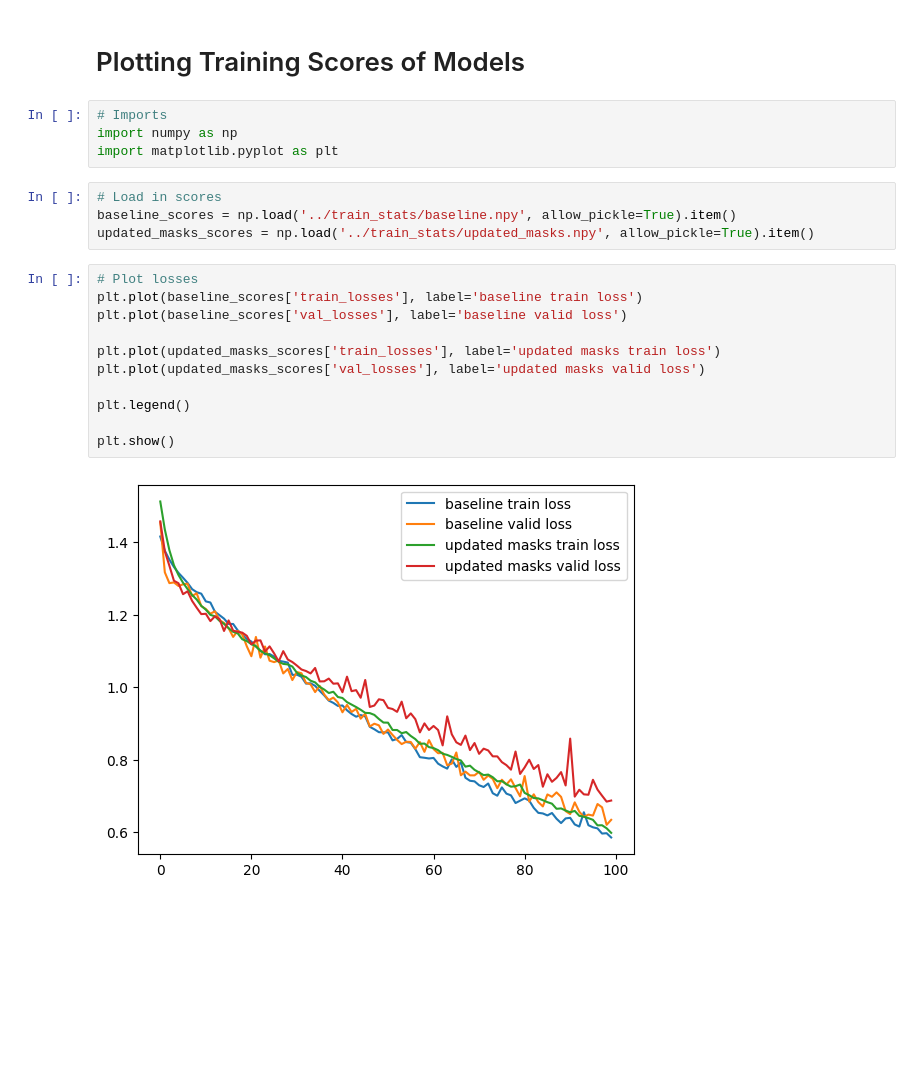
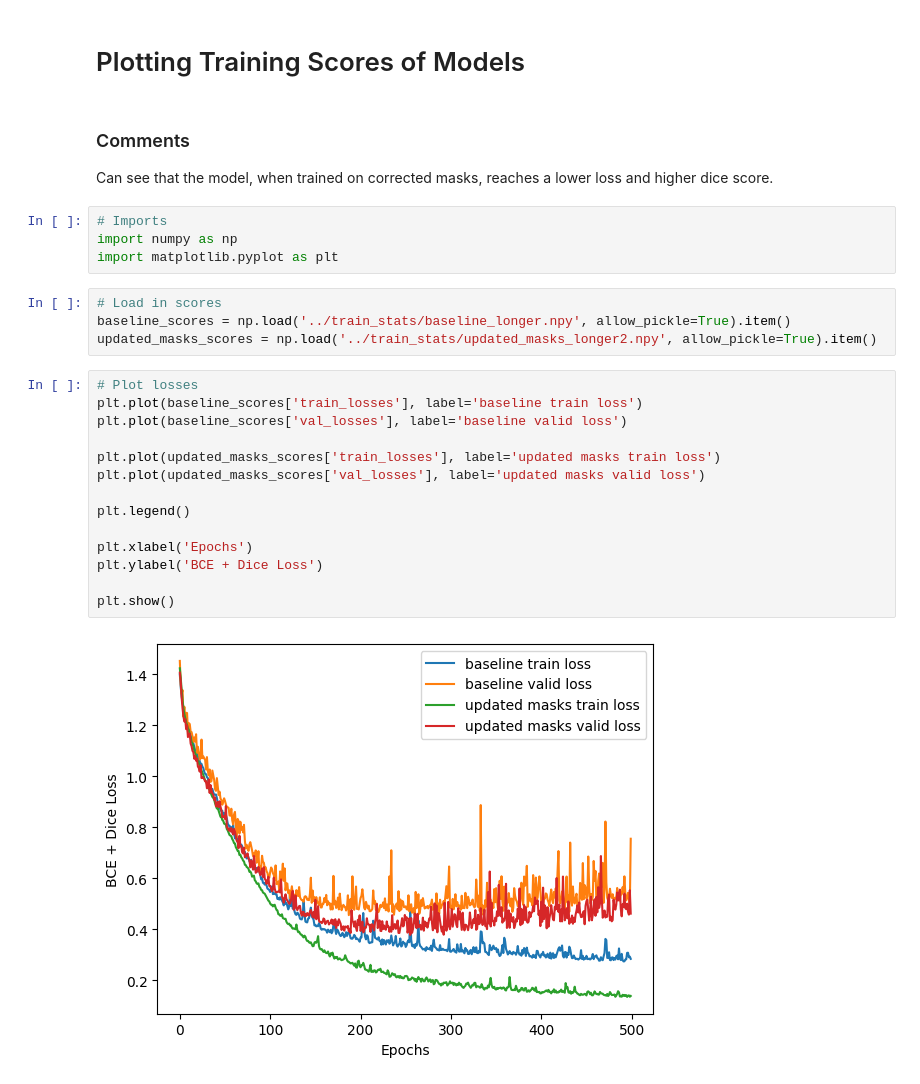
Before and after one commit to oliverjm1/mycetoma_segmentation, a Jupyter notebook: notebooks/plot_train_scores.ipynb, the cells around one changed output. Saved outputs shown, nothing was run; the diff lists cells and outputs as text; blank space fills up the shorter version.

```diff
--- a/notebooks/plot_train_scores.ipynb
+++ b/notebooks/plot_train_scores.ipynb
@@ -1,26 +1,32 @@
 # %% [markdown]
 # Plotting Training Scores of Models
+# %% [markdown]
+### Comments
+Can see that the model, when trained on corrected masks, reaches a lower loss and higher dice score.
 # %%
 # Imports
 import numpy as np
 import matplotlib.pyplot as plt
 # %%
 # Load in scores
-baseline_scores = np.load('../train_stats/baseline.npy', allow_pickle=True).item()
-updated_masks_scores = np.load('../train_stats/updated_masks.npy', allow_pickle=True).item()
+baseline_scores = np.load('../train_stats/baseline_longer.npy', allow_pickle=True).item()
+updated_masks_scores = np.load('../train_stats/updated_masks_longer2.npy', allow_pickle=True).item()
 # %%
 # Plot losses
 plt.plot(baseline_scores['train_losses'], label='baseline train loss')
 plt.plot(baseline_scores['val_losses'], label='baseline valid loss')
 
 plt.plot(updated_masks_scores['train_losses'], label='updated masks train loss')
 plt.plot(updated_masks_scores['val_losses'], label='updated masks valid loss')
 
 plt.legend()
 
+plt.xlabel('Epochs')
+plt.ylabel('BCE + Dice Loss')
+
 plt.show()
 # %% [output]
-[figure, old version]
+[figure, new version]
 # %%
 # Plot dice scores
 plt.plot(baseline_scores['train_dice_scores'], label='baseline train dice')
```
Also changed, not shown: parts of 1 cell of this notebook.
